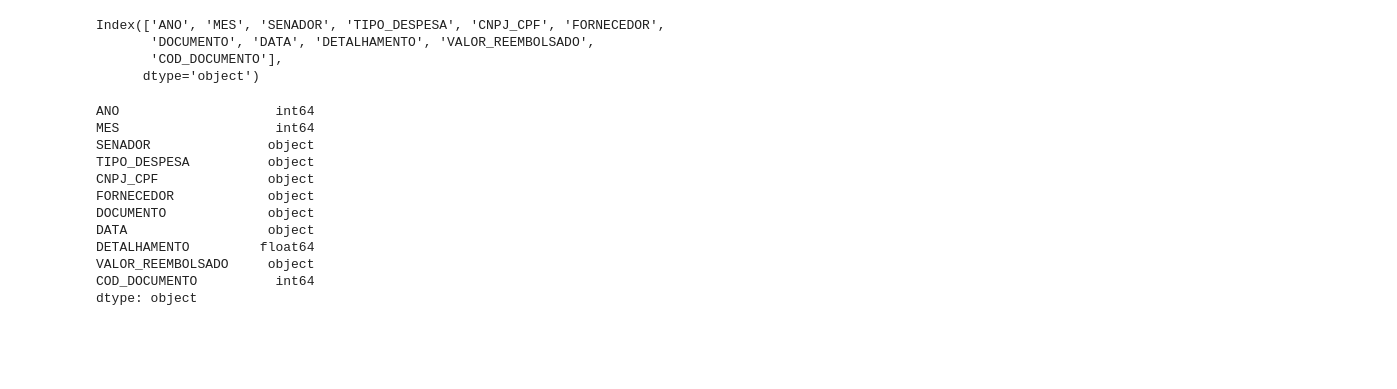
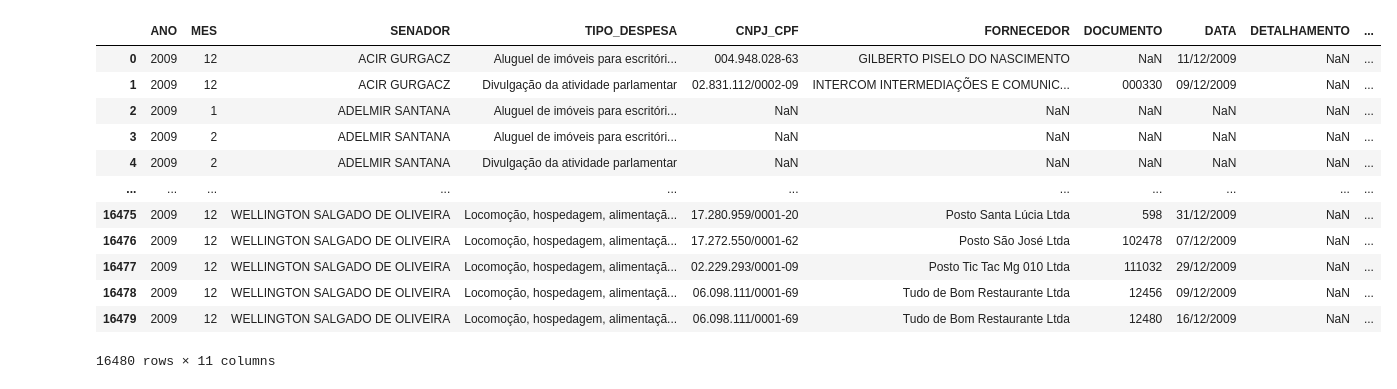
Before and after one commit to chzandonai/gastos-CEAPS, a Jupyter notebook: notebooks/Untitled.ipynb, the cells around one changed output. Cells and saved outputs as stored; diff of their text form; code cells hidden in the pictures; blank space fills up the shorter version.

```diff
--- a/notebooks/Untitled.ipynb
+++ b/notebooks/Untitled.ipynb
@@ -33,4 +7,0 @@ ISO-8859-1
-# %%
-ano = 2009
-arquivo = f'despesa_ceaps_{ano}.csv'
-df_2009 = pd.read_csv(caminho_src_data + arquivo,encoding='ISO-8859-1',on_bad_lines='skip', delimiter=';',skiprows=1)
@@ -37,22 +192,16 @@ df_2009 = pd.read_csv(caminho_src_data + arquivo,encoding='ISO-8859-1',on_bad_li
 # %%
-df_2009.columns
+df_2009
 # %% [output]
+|  | ANO | MES | SENADOR | TIPO_DESPESA | CNPJ_CPF | FORNECEDOR | DOCUMENTO | DATA | DETALHAMENTO | ... |
+| 0 | 2009 | 12 | ACIR GURGACZ | Aluguel de imóveis para escritóri... | 004.948.028-63 | GILBERTO PISELO DO NASCIMENTO | NaN | 11/12/2009 | NaN | ... |
+| 1 | 2009 | 12 | ACIR GURGACZ | Divulgação da atividade parlamentar | 02.831.112/0002-09 | INTERCOM INTERMEDIAÇÕES E COMUNIC... | 000330 | 09/12/2009 | NaN | ... |
+| 2 | 2009 | 1 | ADELMIR SANTANA | Aluguel de imóveis para escritóri... | NaN | NaN | NaN | NaN | NaN | ... |
+| 3 | 2009 | 2 | ADELMIR SANTANA | Aluguel de imóveis para escritóri... | NaN | NaN | NaN | NaN | NaN | ... |
+| 4 | 2009 | 2 | ADELMIR SANTANA | Divulgação da atividade parlamentar | NaN | NaN | NaN | NaN | NaN | ... |
+| ... | ... | ... | ... | ... | ... | ... | ... | ... | ... | ... |
+| 16475 | 2009 | 12 | WELLINGTON SALGADO DE OLIVEIRA | Locomoção, hospedagem, alimentaçã... | 17.280.959/0001-20 | Posto Santa Lúcia Ltda | 598 | 31/12/2009 | NaN | ... |
+| 16476 | 2009 | 12 | WELLINGTON SALGADO DE OLIVEIRA | Locomoção, hospedagem, alimentaçã... | 17.272.550/0001-62 | Posto São José Ltda | 102478 | 07/12/2009 | NaN | ... |
+| 16477 | 2009 | 12 | WELLINGTON SALGADO DE OLIVEIRA | Locomoção, hospedagem, alimentaçã... | 02.229.293/0001-09 | Posto Tic Tac Mg 010 Ltda | 111032 | 29/12/2009 | NaN | ... |
+| 16478 | 2009 | 12 | WELLINGTON SALGADO DE OLIVEIRA | Locomoção, hospedagem, alimentaçã... | 06.098.111/0001-69 | Tudo de Bom Restaurante Ltda | 12456 | 09/12/2009 | NaN | ... |
+| 16479 | 2009 | 12 | WELLINGTON SALGADO DE OLIVEIRA | Locomoção, hospedagem, alimentaçã... | 06.098.111/0001-69 | Tudo de Bom Restaurante Ltda | 12480 | 16/12/2009 | NaN | ... |
-Index(['ANO', 'MES', 'SENADOR', 'TIPO_DESPESA', 'CNPJ_CPF', 'FORNECEDOR',
-       'DOCUMENTO', 'DATA', 'DETALHAMENTO', 'VALOR_REEMBOLSADO',
-       'COD_DOCUMENTO'],
-      dtype='object')
+16480 rows × 11 columns
-# %%
-df_2009.dtypes
-# %% [output]
-ANO                    int64
-MES                    int64
-SENADOR               object
-TIPO_DESPESA          object
-CNPJ_CPF              object
-FORNECEDOR            object
-DOCUMENTO             object
-DATA                  object
-DETALHAMENTO         float64
-VALOR_REEMBOLSADO     object
-COD_DOCUMENTO          int64
-dtype: object
```
Also changed, not shown: parts of 26 cells of this notebook, 4 other files.
